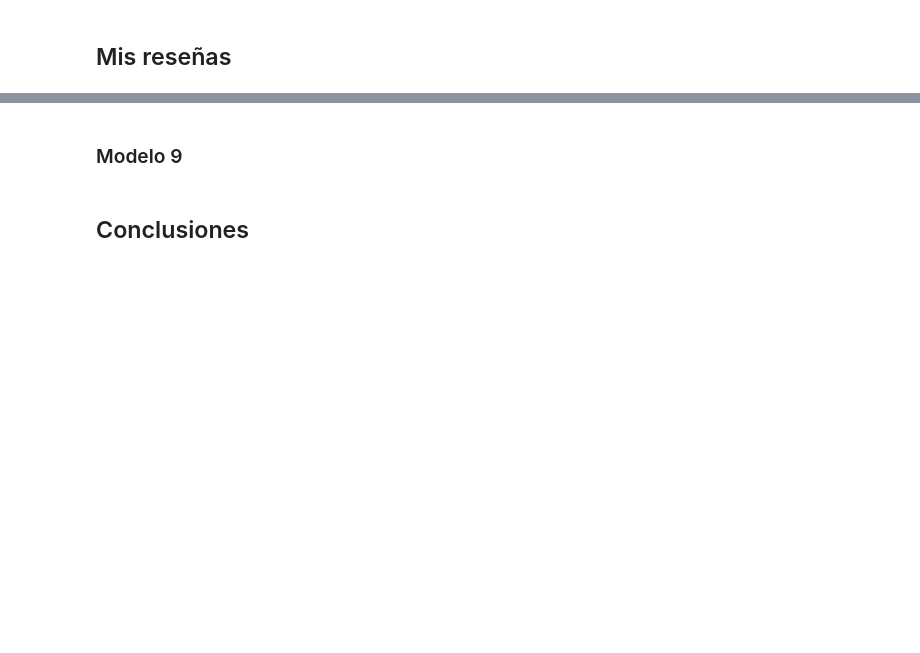
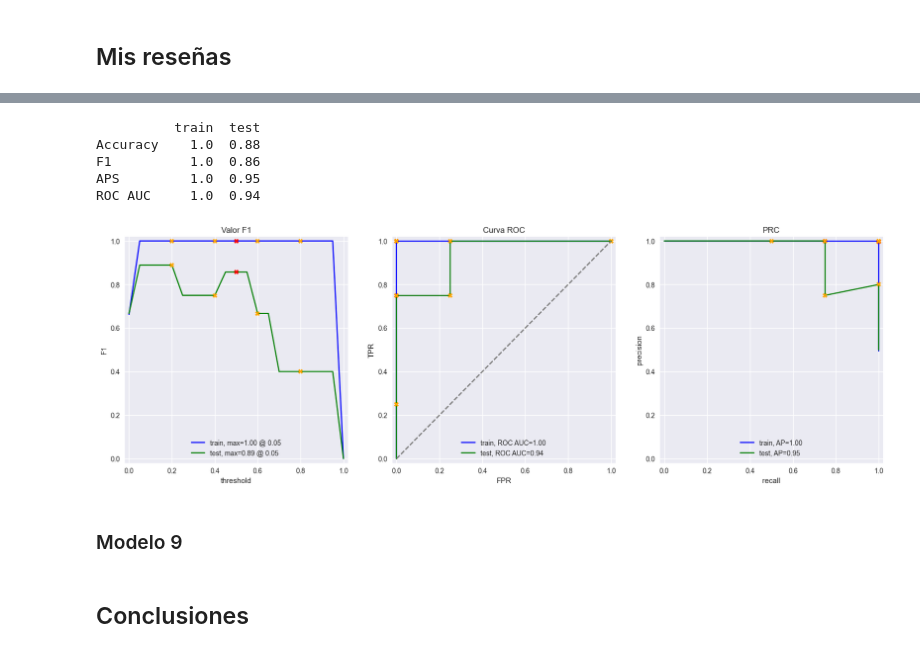
Before and after one commit to roman-correa/bert, a Jupyter notebook: notebook_(16_project).ipynb, the cells around one changed output, grey strips where cells are left out. Saved outputs shown, nothing was run; the diff lists cells and outputs as text; code cells hidden in the pictures; blank space fills up the shorter version.

```diff
--- a/notebook_(16_project).ipynb
+++ b/notebook_(16_project).ipynb
@@ -808,2 +823,12 @@ for i, review in enumerate(texts.str.slice(0, 100)):
+# %%
+pred_bert = model_ba.predict(X_test_c)
+evaluate_model(model_ba, train_features_9, train_target_9, X_test_c, my_reviews['pos'])
+# %% [output]
+          train  test
+Accuracy    1.0  0.88
+F1          1.0  0.86
+APS         1.0  0.95
+ROC AUC     1.0  0.94
+[figure, added]
 # %% [markdown]
 ### Modelo 9
```
Also changed, not shown: parts of 27 cells of this notebook.
